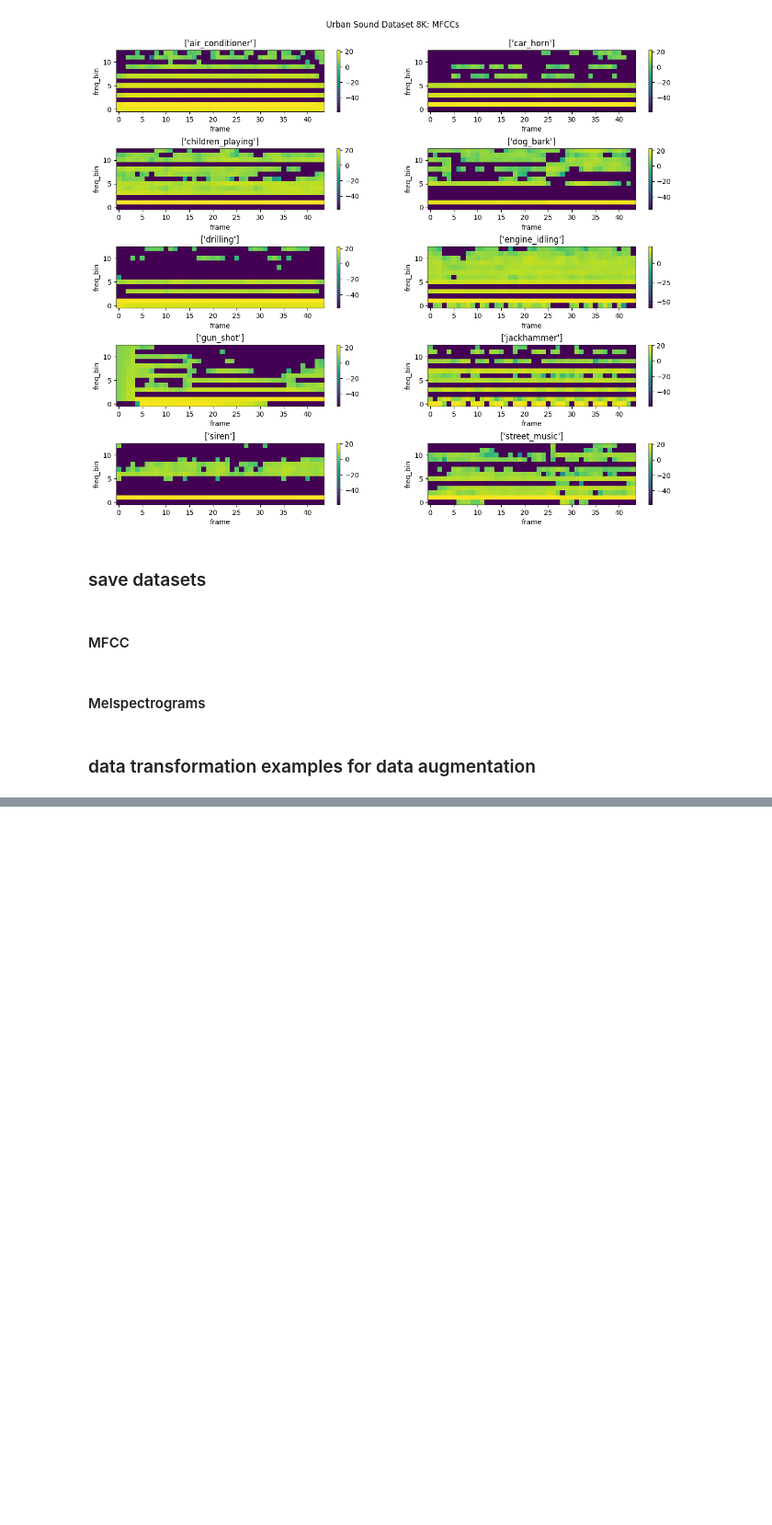
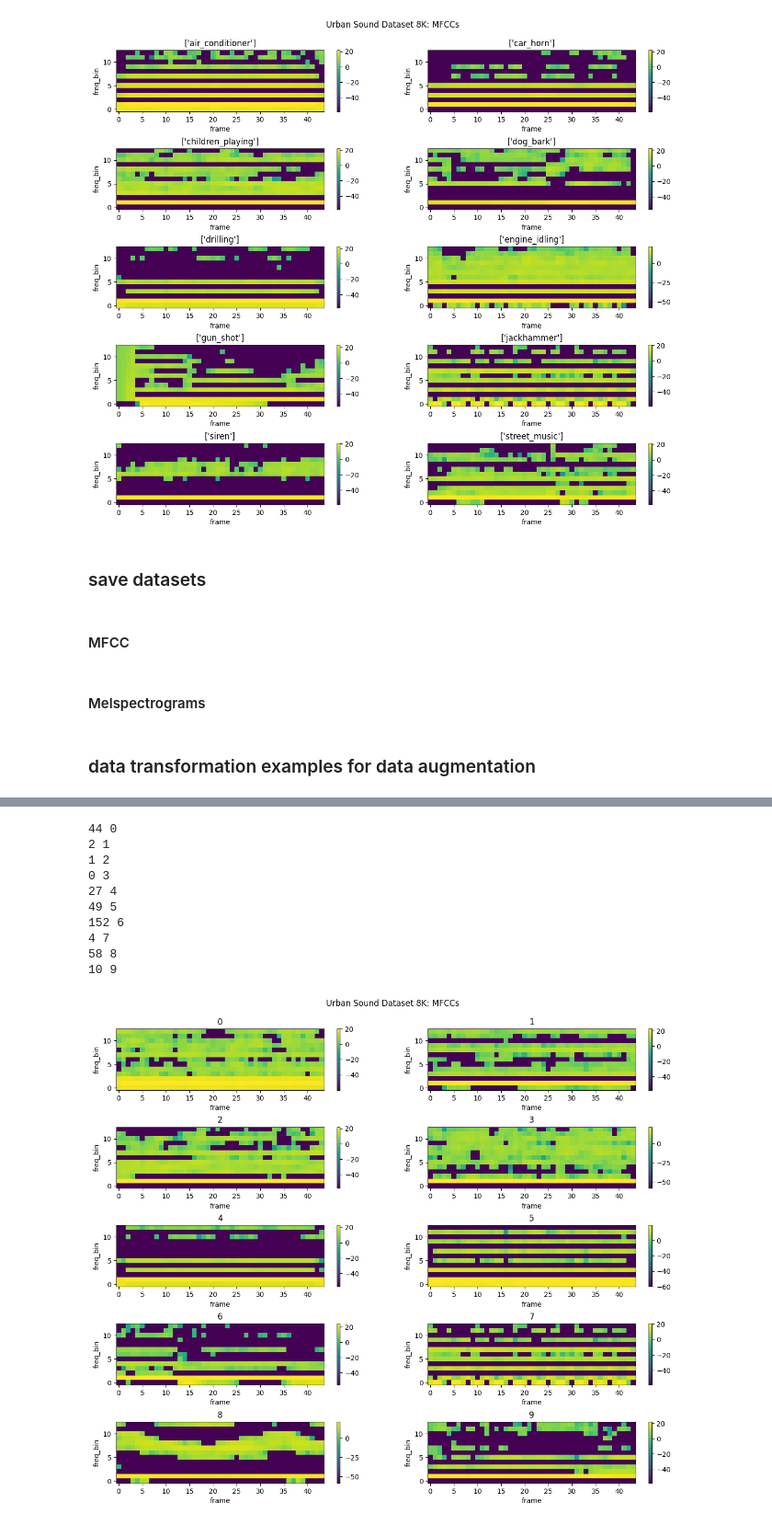
Before and after one commit to alextavern/musicAI, a Jupyter notebook: UrbanSound8K_Data_exploration+feature_extraction.ipynb, the cells around one changed output, grey strips where cells are left out. Shown at 92% size. Saved outputs shown, nothing was run; the diff lists cells and outputs as text; code cells hidden in the pictures; blank space fills up the shorter version.

Commit message:
data augmentation

```diff
--- a/UrbanSound8K_Data_exploration+feature_extraction.ipynb
+++ b/UrbanSound8K_Data_exploration+feature_extraction.ipynb
@@ -630,7 +636,2 @@ im = plt.imshow(librosa.power_to_db(x_[0]), origin="lower", aspect="auto")
 # %%
-tensor_path = "data/UrbanSound8K/mel_sr=44100-sn=22050/fold1/train/mel_sr=44100-sn=220500.pt"
-x,y,z = torch.load(tensor_path)
-im = plt.imshow(librosa.power_to_db(x[0]), origin="lower", aspect="auto")
-import torchaudio.transforms as T
-x[0].shape
 # %% [output]
@@ -658,0 +693,3 @@ save_tensors(PATH, 1, True, augment_train, name) # test set - fold = 1
+# %%
+PATH =  "data/UrbanSound8K/mfcc_sr=44100-sn=44100/fold1/train"
+train_dataset = UrbanSoundFeatureDataset(PATH, transform=None)
@@ -658,0 +700,7 @@ save_tensors(PATH, 1, True, augment_train, name) # test set - fold = 1
+# %%
+labels = []
+for _, _, label in train_dataset:
+    labels.append(label)
+# %%
+df = pd.Series(labels, name='labels')
+df
@@ -658,0 +720,34 @@ save_tensors(PATH, 1, True, augment_train, name) # test set - fold = 1
+# %%
+labels = range(0,10)
+sample_idx = 100
+
+fig, axs = plt.subplots(nrows=5, ncols=2, figsize=(15, 12))
+plt.subplots_adjust(hspace=0.6)
+fig.suptitle("Urban Sound Dataset 8K: MFCCs", y=0.93)
+
+for ax, label in zip(axs.ravel(), labels):
+    index = df.index[df==label].tolist()
+    print(index[0], label)
+
+    waveform, _, _ = train_dataset[index[sample_idx]]
+
+    im = ax.imshow(librosa.power_to_db(waveform[0]), origin="lower", aspect="auto")
+    fig.colorbar(im, ax=ax)
+#     plt.show(block=False)
+    # key = [k for k, v in labels if v == label]
+
+    ax.set_title(label)
+    ax.set_xlabel('frame')
+    ax.set_ylabel('freq_bin')
+# %% [output]
+44 0
+2 1
+1 2
+0 3
+27 4
+49 5
+152 6
+4 7
+58 8
+10 9
+[figure, added]
```
Also changed, not shown: parts of 13 cells of this notebook.
